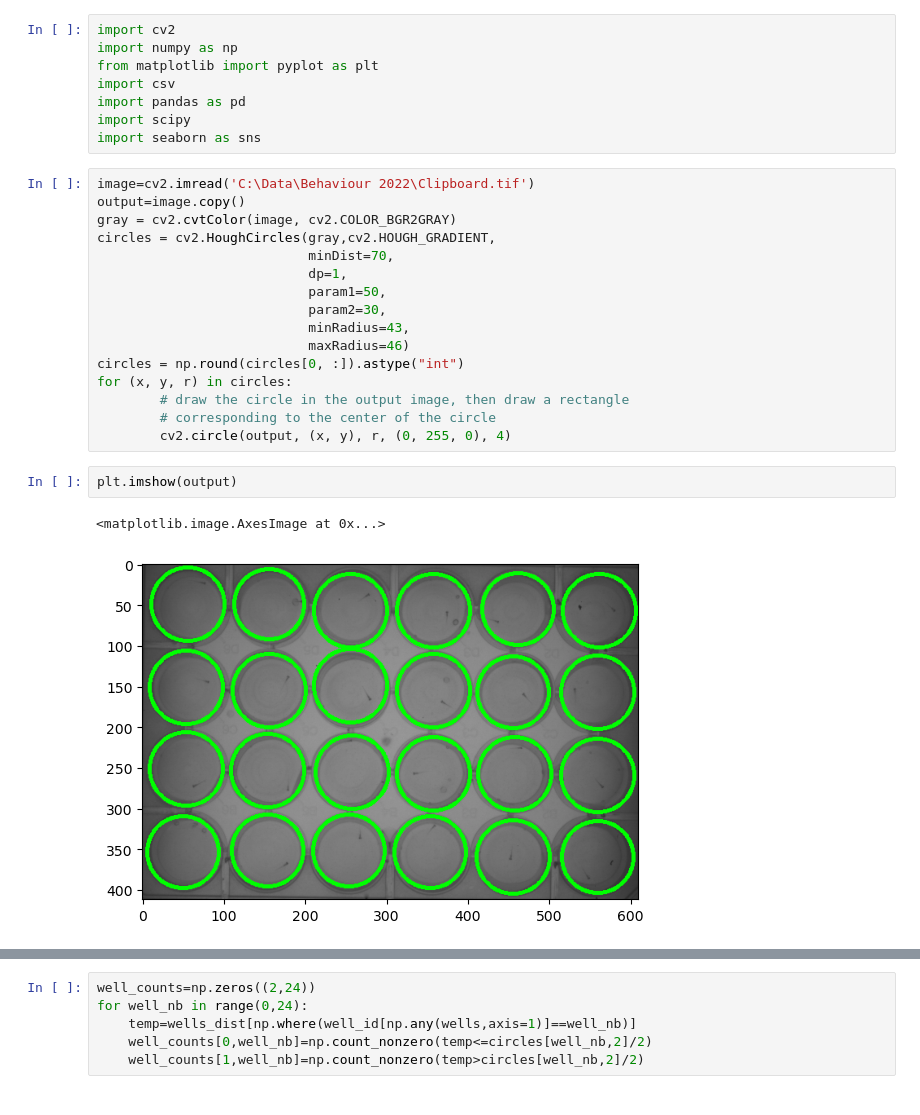
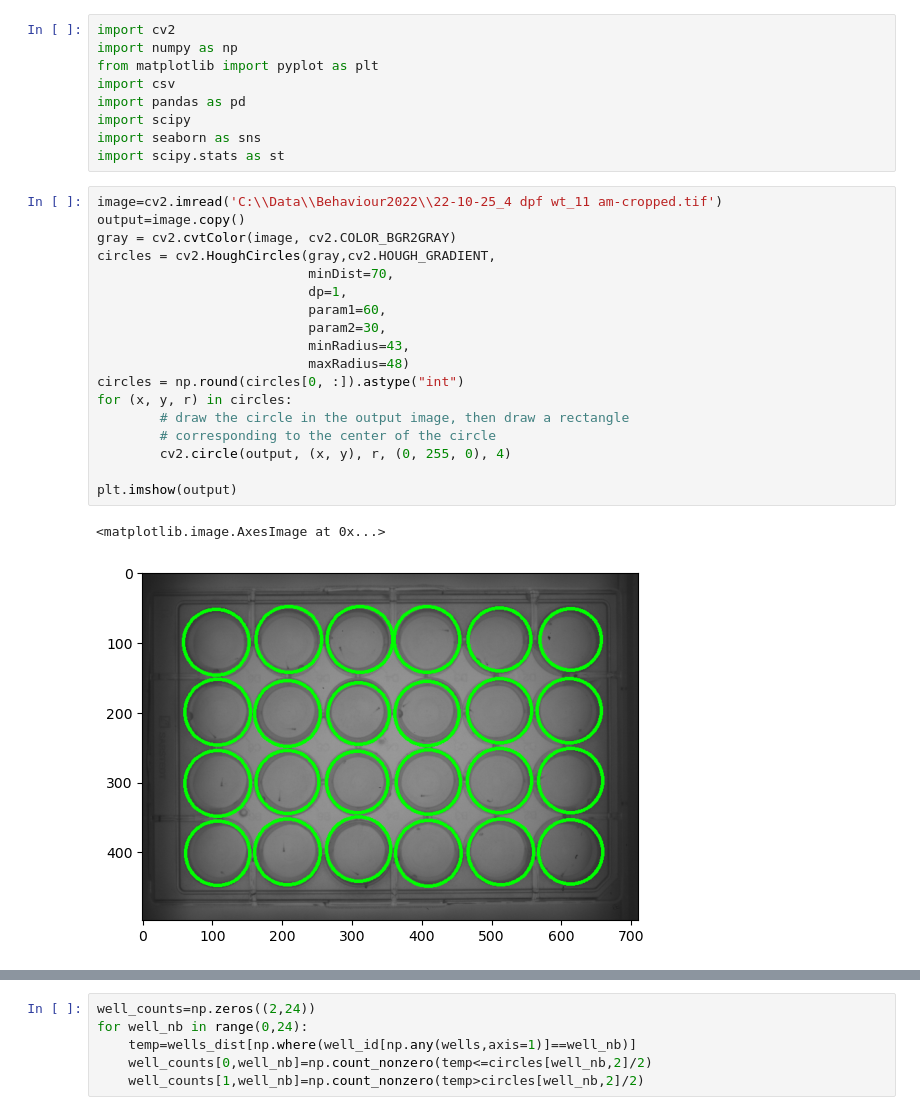
Before and after one commit to Vanwalleghem/Behavioural-Analysis, a Jupyter notebook: Circle description.ipynb, the cells around one changed output, grey strips where cells are left out. Drawn from its saved outputs; the diff is of its cells as text.

```diff
--- a/Circle description.ipynb
+++ b/Circle description.ipynb
@@ -6,24 +6,25 @@ import csv
 import pandas as pd
 import scipy
 import seaborn as sns
+import scipy.stats as st
 # %%
-image=cv2.imread('C:\Data\Behaviour 2022\Clipboard.tif')
+image=cv2.imread('C:\\Data\\Behaviour2022\\22-10-25_4 dpf wt_11 am-cropped.tif')
 output=image.copy()
 gray = cv2.cvtColor(image, cv2.COLOR_BGR2GRAY)
 circles = cv2.HoughCircles(gray,cv2.HOUGH_GRADIENT,
                            minDist=70,
                            dp=1,
-                           param1=50,
+                           param1=60,
                            param2=30,
                            minRadius=43,
-                           maxRadius=46)
+                           maxRadius=48)
 circles = np.round(circles[0, :]).astype("int")
 for (x, y, r) in circles:
         # draw the circle in the output image, then draw a rectangle
         # corresponding to the center of the circle
         cv2.circle(output, (x, y), r, (0, 255, 0), 4)
+
+plt.imshow(output)
+# %% [output]
+<matplotlib.image.AxesImage at 0x...>
+[figure, added]
-# %%
-plt.imshow(output)
-# %% [output]
-<matplotlib.image.AxesImage at 0x...>
-[figure, removed]
```
Also changed, not shown: parts of 38 cells of this notebook.
